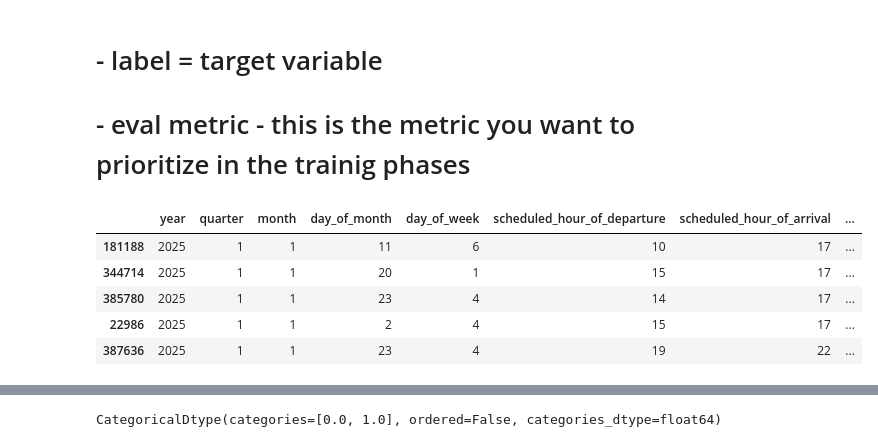
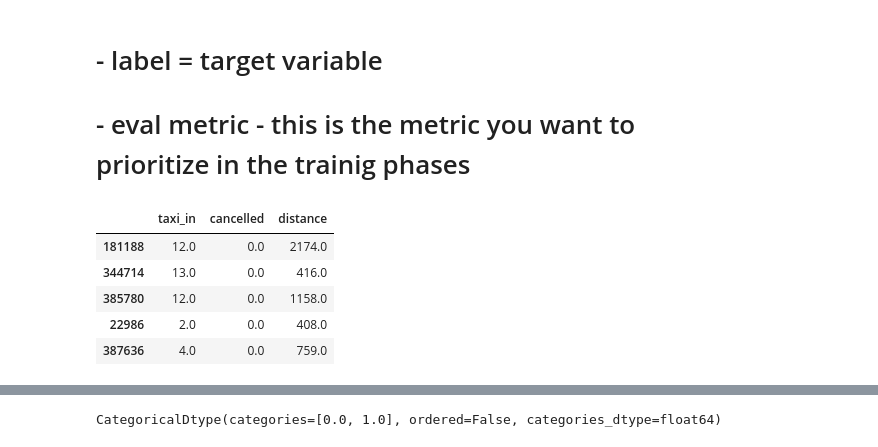
Before and after one commit to LinkedInLearning/build-with-ai-executing-and-evaluating-hugging-face-models-4077220, a Jupyter notebook: model.ipynb, the cells around one changed output, grey strips where cells are left out. Drawn from its saved outputs; the diff is of its cells as text; code cells hidden in the pictures.

```diff
--- a/model.ipynb
+++ b/model.ipynb
@@ -357,14 +365,14 @@ plt.show()
 df = df[[
 
 # date/time features
-'year',
- 'quarter',
- 'month',
- 'day_of_month',
- 'day_of_week',
- 'scheduled_hour_of_departure',
- 'scheduled_hour_of_arrival',
-  'fl_date_dt',
+##'year',
+## 'quarter',
+## 'month',
+#  'day_of_month',
+#  'day_of_week',
+#  'scheduled_hour_of_departure',
+#  'scheduled_hour_of_arrival',
+ ## 'fl_date_dt',
 
  # 'op_unique_carrier', # use for airline carrier
 #  'op_carrier_airline_id',
@@ -374,7 +382,7 @@ df = df[[
 #  'origin_airport_id',
 #  'origin_airport_seq_id',
 #  'origin_city_market_id',
- 'origin',
+ #'origin',
 #  'origin_city_name',
 #  'origin_state_abr',
 #  'origin_state_fips',
@@ -383,7 +391,7 @@ df = df[[
 #  'dest_airport_id',
 #  'dest_airport_seq_id',
 #  'dest_city_market_id',
- 'dest',
+## 'dest',
 #  'dest_city_name',
 #  'dest_state_abr',
 #  'dest_state_fips',
@@ -391,10 +399,10 @@ df = df[[
 #  'dest_wac',
 # 'crs_dep_time', # converted into scheduled departure hour
 # 'dep_time', # actual departure time, redundant with dep delay
- 'dep_delay', # early departures are negative
- 'dep_delay_new', # What is the difference between this and dep delay? is one a better predictor than the other?
- 'dep_del15',
- 'dep_delay_group',
+#  'dep_delay', # early departures are negative
+#  'dep_delay_new', # What is the difference between this and dep delay? is one a better predictor than the other?
+#  'dep_del15',
+#  'dep_delay_group',
  # 'dep_time_blk',
  # 'taxi_out', # not known pre flight
  # 'wheels_off', # not known pre flight
@@ -410,17 +418,17 @@ df = df[[
  'cancelled', # TARGET VARIABLE, DO NOT REMOVE
  # 'cancellation_code', # LEAKAGE, DO NOT INCLUDE
  # 'diverted', # would not necessarily be known at the time of flight
- 'crs_elapsed_time', # estimated time of scheduled flight
+#  'crs_elapsed_time', # estimated time of scheduled flight
 # 'actual_elapsed_time',  # not known pre flight
  # 'air_time', # not known pre flight
- 'flights',
+ #'flights',
  'distance', # Distance between airports (miles)
- 'distance_group',
- 'carrier_delay', # in Minutes
- 'weather_delay', # in Minutes
- 'nas_delay', # National Air System Delay, in Minutes
- 'security_delay', # in Minutes
- 'late_aircraft_delay', # in Minutes
+#  'distance_group',
+#  'carrier_delay', # in Minutes
+#  'weather_delay', # in Minutes
+#  'nas_delay', # National Air System Delay, in Minutes
+#  'security_delay', # in Minutes
+#  'late_aircraft_delay', # in Minutes
 # 'first_dep_time',
 #  'total_add_gtime', # do not use, data leakage
 #  'longest_add_gtime', # do not use, data leakage
@@ -450,51 +458,51 @@ df = df[[
 #  'div3_airport',
 #  'div3_airport_id',
 #  'div3_airport_seq_id',
 #  'div3_wheels_on',
 #  'div3_total_gtime',
 #  'div3_longest_gtime',
 #  'div3_wheels_off',
 #  'div3_tail_num',
 #  'div4_airport',
 #  'div4_airport_id',
 #  'div4_airport_seq_id',
 #  'div4_wheels_on',
 #  'div4_total_gtime',
 #  'div4_longest_gtime',
 #  'div4_wheels_off',
 #  'div4_tail_num',
 #  'div5_airport',
 #  'div5_airport_id',
 #  'div5_airport_seq_id',
 #  'div5_wheels_on',
 #  'div5_total_gtime',
 #  'div5_longest_gtime',
 #  'div5_wheels_off',
 #  'div5_tail_num',
 
 # HOLIDAYS
- 'ind_is_holiday',
- 'ind_is_near_holiday_down',
- 'ind_is_near_holiday_up',
- 'ind_is_near_holiday',
- 'days_until_holiday',
- 'days_since_last_holiday',
- 'ind_is_summer',
+#  'ind_is_holiday',
+#  #'ind_is_near_holiday_down',
+#  #'ind_is_near_holiday_up',
+#  'ind_is_near_holiday',
+#  'days_until_holiday',
+#  'days_since_last_holiday',
+#  #'ind_is_summer',
 
-# OTHER IND VARIABLES
- 'ind_late_scheduled_hour_of_departure',
- 'ind_late_scheduled_hour_of_arrival',
- 'ind_early_departure'
+# # OTHER IND VARIABLES
+#  'ind_late_scheduled_hour_of_departure',
+#  'ind_late_scheduled_hour_of_arrival',
+#  'ind_early_departure'
 ]]
-df.fillna(0)
+df = df.fillna(0)
 df.head()
 # %% [output]
-|  | year | quarter | month | day_of_month | day_of_week | scheduled_hour_of_departure | scheduled_hour_of_arrival | ... |
-| 181188 | 2025 | 1 | 1 | 11 | 6 | 10 | 17 | ... |
-| 344714 | 2025 | 1 | 1 | 20 | 1 | 15 | 17 | ... |
-| 385780 | 2025 | 1 | 1 | 23 | 4 | 14 | 17 | ... |
-| 22986 | 2025 | 1 | 1 | 2 | 4 | 15 | 17 | ... |
-| 387636 | 2025 | 1 | 1 | 23 | 4 | 19 | 22 | ... |
+|  | taxi_in | cancelled | distance |
+| 181188 | 12.0 | 0.0 | 2174.0 |
+| 344714 | 13.0 | 0.0 | 416.0 |
+| 385780 | 12.0 | 0.0 | 1158.0 |
+| 22986 | 2.0 | 0.0 | 408.0 |
+| 387636 | 4.0 | 0.0 | 759.0 |
 # %%
 # # Sample and split the data into train and test sets
 from sklearn.model_selection import train_test_split
```
Also changed, not shown: parts of 18 cells of this notebook.
